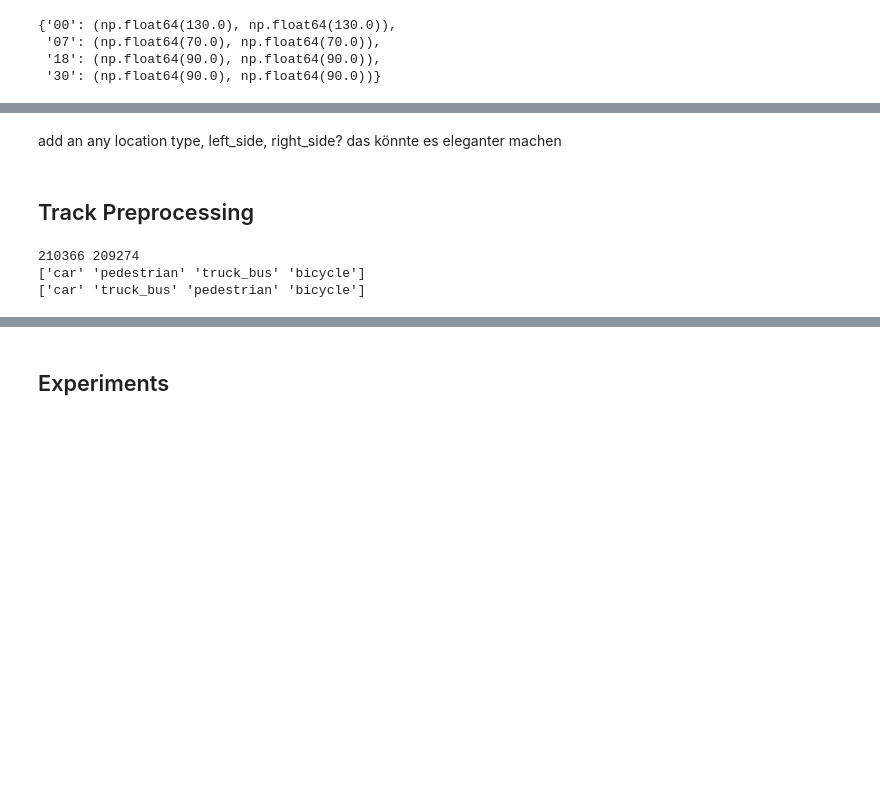
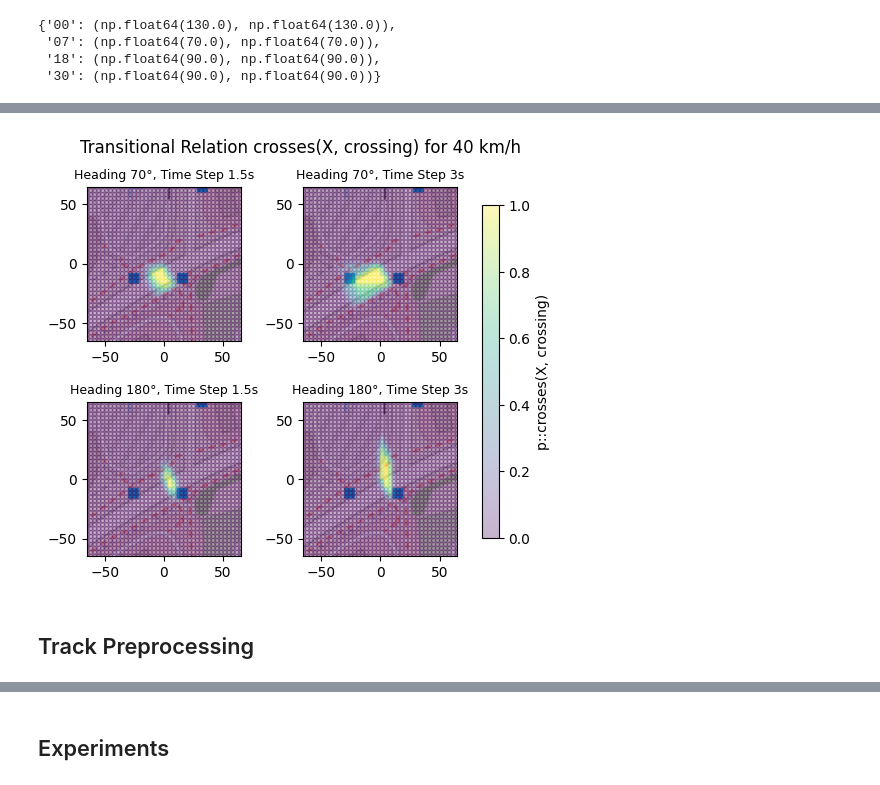
Before and after one commit to orthographiepro/ProMis, a Jupyter notebook: examples/cofi/ground-cofi-naive-all.ipynb, the cells around one changed output, grey strips where cells are left out. Cells and saved outputs as stored; diff of their text form; code cells hidden in the pictures; blank space fills up the shorter version.

```diff
--- a/examples/cofi/ground-cofi-naive-all.ipynb
+++ b/examples/cofi/ground-cofi-naive-all.ipynb
@@ -437 +490,22 @@ for i, inD_index in enumerate(index_shortlist):
+# %%
+dsm_00_30 = DeltaStaRMap.load(star_path / "star-00-3s.pkl")
+dsm_00_15 = DeltaStaRMap.load(star_path / "star-00-1.5s.pkl")
+
+fig, axes = plt.subplots(2, 2)
+stars = ["1.5s", "3s"]
+
+for i, dsm_ in enumerate([dsm_00_15, dsm_00_30]):
+    crosses_crossing = dsm_.get("crosses", "crossing").parameters
+    crosses_crossing.scatter(0, 70, 40, ax=axes[0][i], s=10, alpha=0.3)
+    im = crosses_crossing.scatter(0, 180, 40, ax=axes[1][i], s=10, alpha=0.3)
+    axes[0][i].set_title(f"Heading 70°, Time Step {stars[i]}", fontsize=9)
+    axes[1][i].set_title(f"Heading 180°, Time Step {stars[i]}", fontsize=9)
+
+
+plt.subplots_adjust(hspace=0.4)
+fig.colorbar(im, ax=axes.ravel().tolist(), shrink=0.9, label="p::crosses(X, crossing)")
+fig.suptitle("Transitional Relation crosses(X, crossing) for 40 km/h")
+fig.savefig(output_folder / "figures" /"experiments" / "crosses.pdf")
+# %% [output]
+[figure, added]
 # %%
@@ -457,3 +542,0 @@ plt.ylim(- h / 2, h / 2)
-# %% [markdown]
-add an any location type,
-left_side, right_side? das könnte es eleganter machen
@@ -490,9 +605,0 @@ validation_set, test_set = val_test_split(group)
-# %%
-print(len(validation_set), len(test_set))
-# print(training_set["class"].unique())
-print(validation_set["class"].unique())
-print(test_set["class"].unique())
-# %% [output]
-210366 209274
-['car' 'pedestrian' 'truck_bus' 'bicycle']
-['car' 'truck_bus' 'pedestrian' 'bicycle']
```
Also changed, not shown: parts of 94 cells of this notebook, 4 other files.
